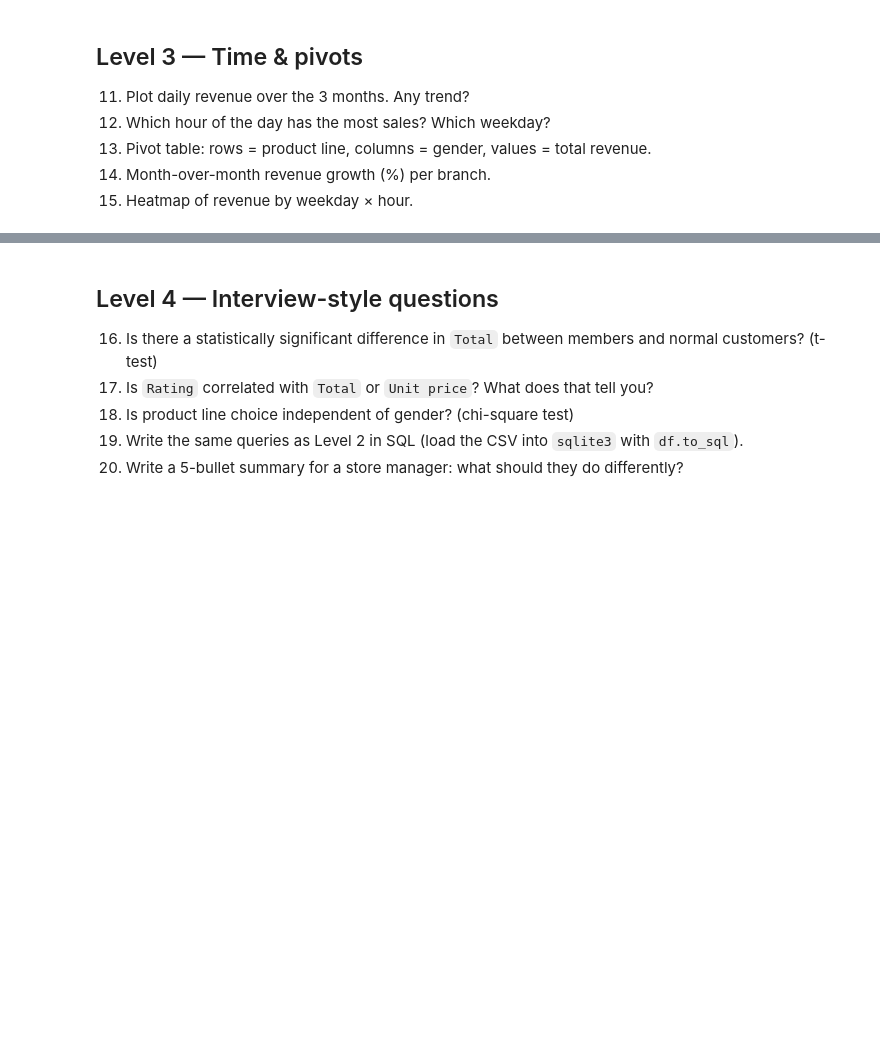
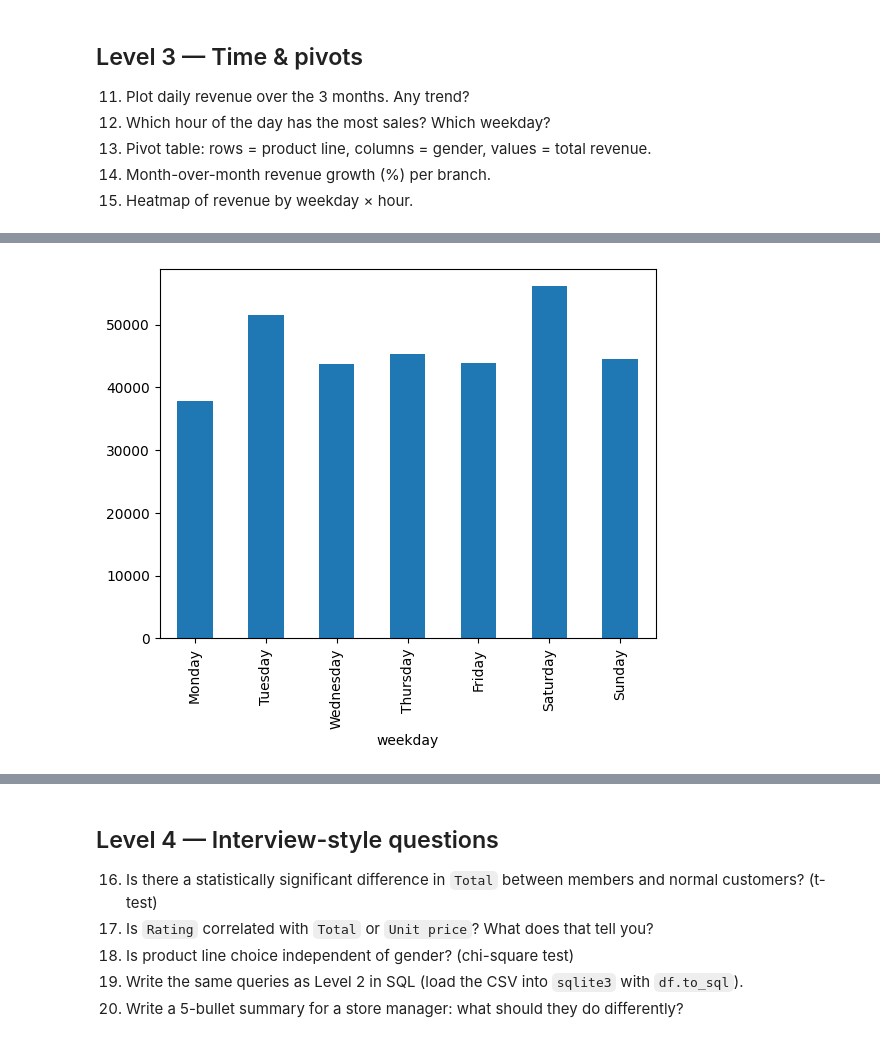
Before and after one commit to Talibdev27/supermarket-sales-analysis, a Jupyter notebook: practice.ipynb, the cells around one changed output, grey strips where cells are left out. Saved outputs shown, nothing was run; the diff lists cells and outputs as text; code cells hidden in the pictures; blank space fills up the shorter version.

```diff
--- a/practice.ipynb
+++ b/practice.ipynb
@@ -351,0 +395,6 @@ Name: rating, dtype: float64
+# %%
+weekly = df.groupby("weekday")["total"].sum()
+order = ["Monday", "Tuesday", "Wednesday", "Thursday", "Friday", "Saturday", "Sunday"]
+weekly.reindex(order).plot(kind="bar");
+# %% [output]
+[figure, added]
```
Also changed, not shown: parts of 12 cells of this notebook.
